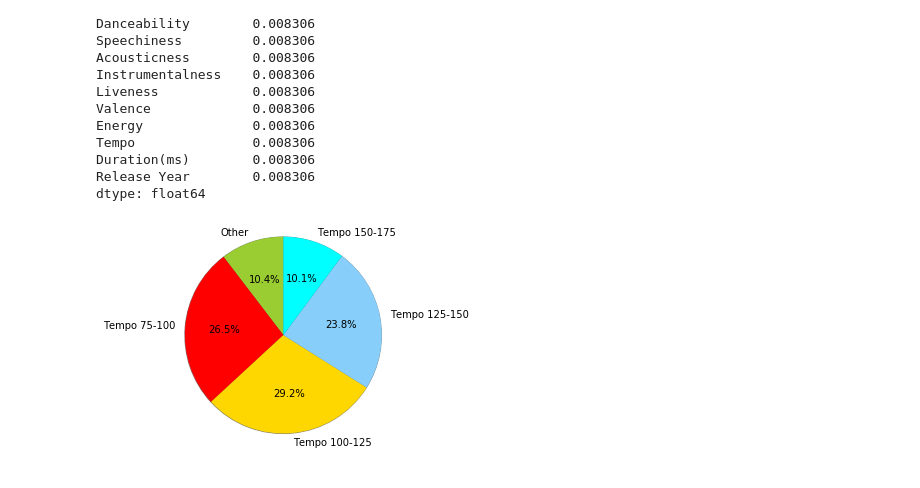
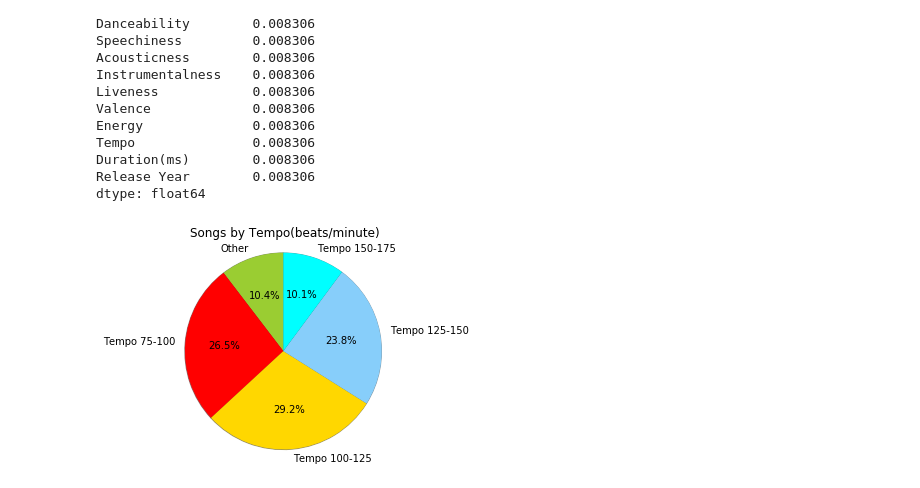
Before and after one commit to Erink8/Project1, a Jupyter notebook: track data - binned.ipynb, the cells around one changed output. Saved outputs shown, nothing was run; the diff lists cells and outputs as text; code cells hidden in the pictures.

Commit message:
title pie chart

```diff
--- a/track data - binned.ipynb
+++ b/track data - binned.ipynb
@@ -281,18 +281,18 @@ dtype: float64
 # %%
 #pie chart
 #other includes "Tempo<=25 @ .265781%", "Tempo 25-50 @.207641%",
 #"Tempo 50-75 @5.456811%", "Tempo 175-200 @3.887043", Tempo 200-225 @.564784%", "Tempo 225-250 @.008306%"
 
 labels = ["Other", "Tempo 75-100", "Tempo 100-125", "Tempo 125-150", "Tempo 150-175"]
 sizes = [10.390366, 26.478405, 29.186047, 23.795681, 10.149502]
 colors = ['yellowgreen', 'red', 'gold', 'lightskyblue',
           'cyan','lightcoral','blue','pink', 'darkgreen',
           'yellow']
 fig1, ax1 = plt.subplots()
 ax1.pie(sizes, labels=labels, colors=colors, autopct='%1.1f%%', startangle=90, shadow=True, radius=10)
 ax1.axis('equal')
-
+plt.title("Songs by Tempo(beats/minute)")
 plt.savefig("Images/tempo-pie.png")
 plt.show()
 # %% [output]
-[figure, old version]
+[figure, new version]
```
Also changed, not shown: parts of 12 cells of this notebook, 1 other file.
